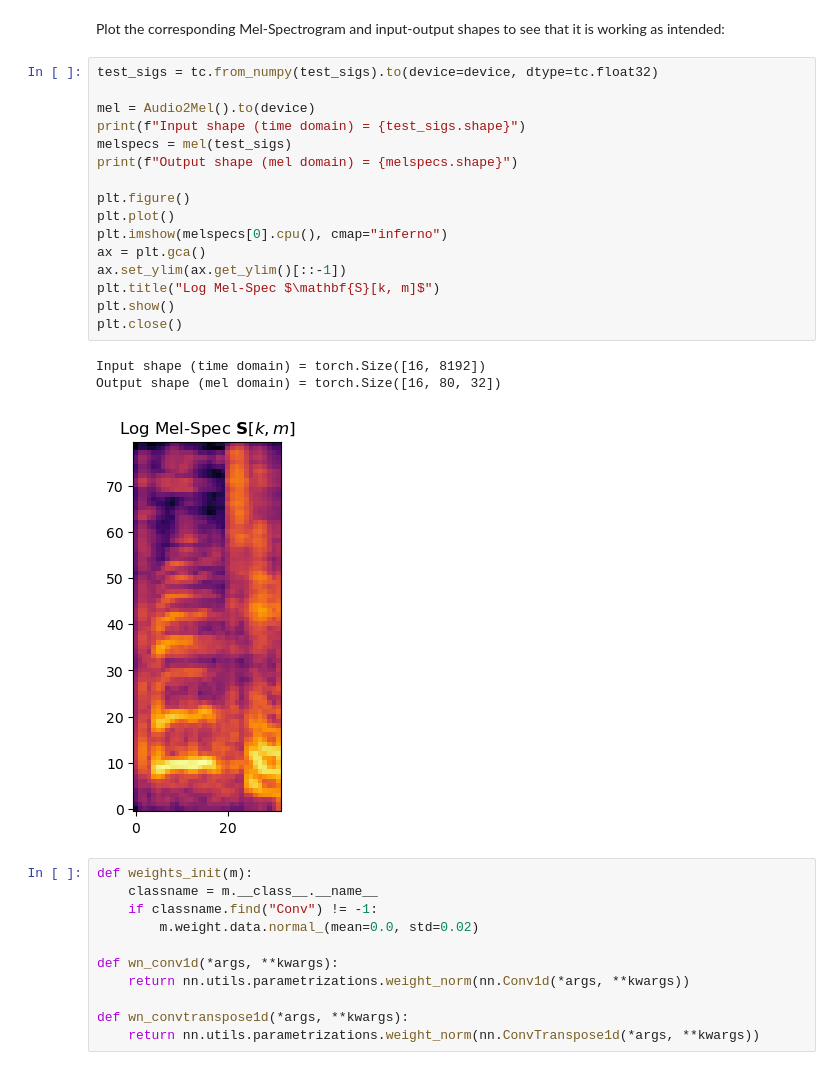
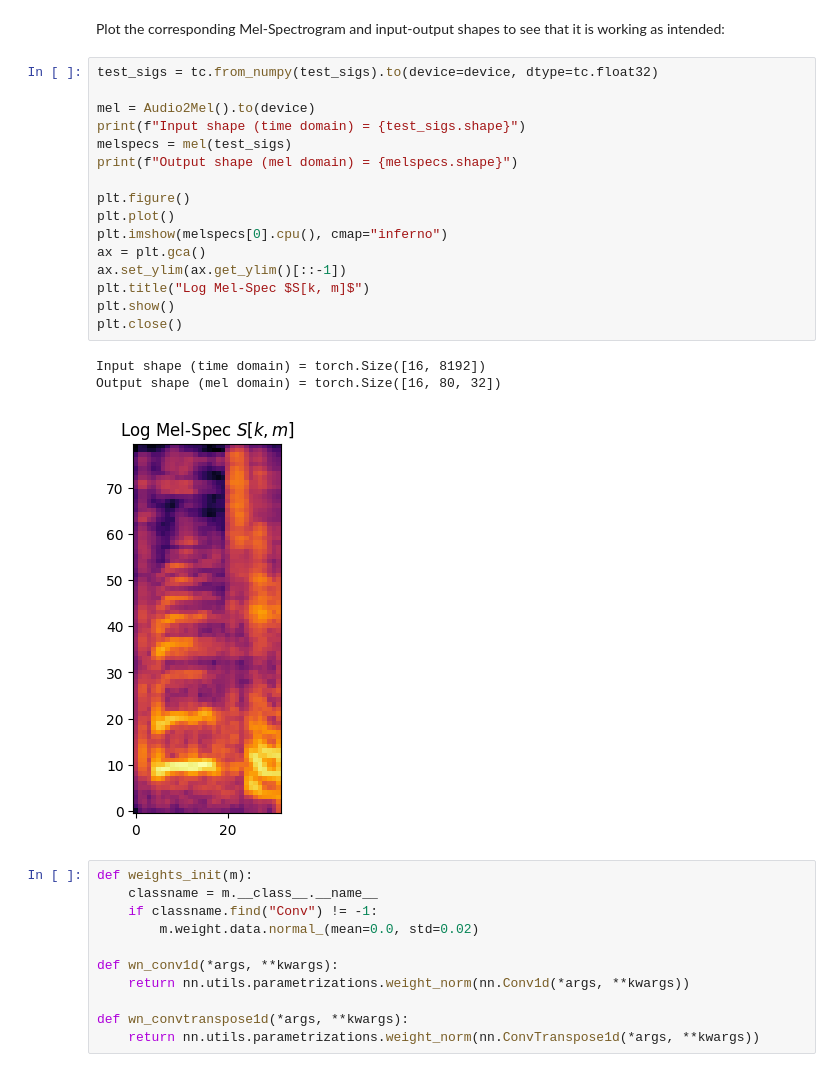
Before and after one commit to mikerapt/hy673_tutorials, a Jupyter notebook: Tutorial-10/10f_MelGAN.ipynb, the cells around one changed output. Saved outputs shown, nothing was run; the diff lists cells and outputs as text.

```diff
--- a/Tutorial-10/10f_MelGAN.ipynb
+++ b/Tutorial-10/10f_MelGAN.ipynb
@@ -112,23 +126,23 @@ Plot the corresponding Mel-Spectrogram and input-output shapes to see that it is
 # %%
 test_sigs = tc.from_numpy(test_sigs).to(device=device, dtype=tc.float32)
 
 mel = Audio2Mel().to(device)
 print(f"Input shape (time domain) = {test_sigs.shape}")
 melspecs = mel(test_sigs)
 print(f"Output shape (mel domain) = {melspecs.shape}")
 
 plt.figure()
 plt.plot()
 plt.imshow(melspecs[0].cpu(), cmap="inferno")
 ax = plt.gca()
 ax.set_ylim(ax.get_ylim()[::-1])
-plt.title("Log Mel-Spec $\mathbf{S}[k, m]$")
+plt.title("Log Mel-Spec $S[k, m]$")
 plt.show()
 plt.close()
 # %% [output]
 Input shape (time domain) = torch.Size([16, 8192])
 Output shape (mel domain) = torch.Size([16, 80, 32])
-[figure, old version]
+[figure, new version]
 # %%
 def weights_init(m):
     classname = m.__class__.__name__
```
Also changed, not shown: parts of 13 cells of this notebook, 7 other files.
